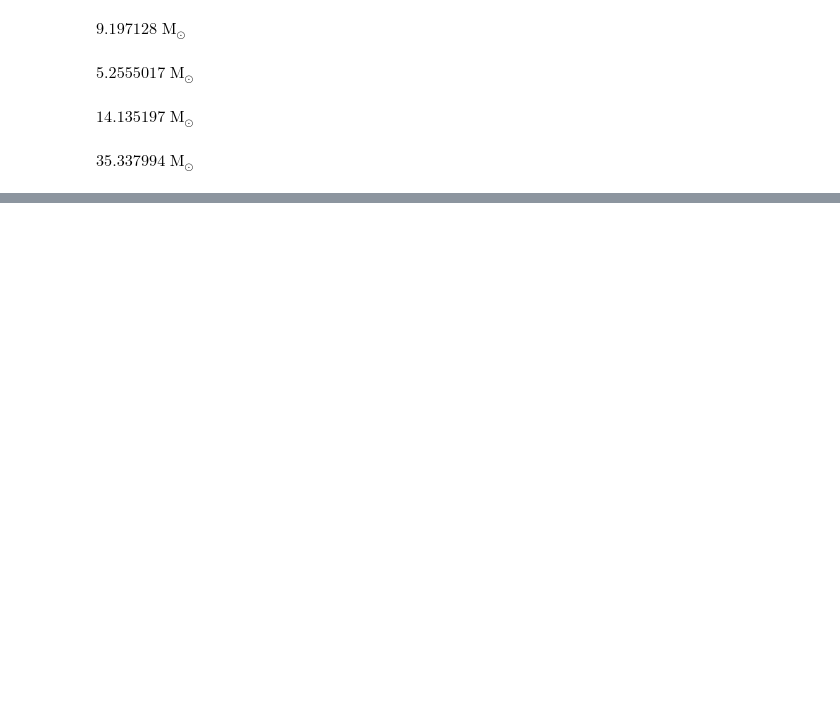
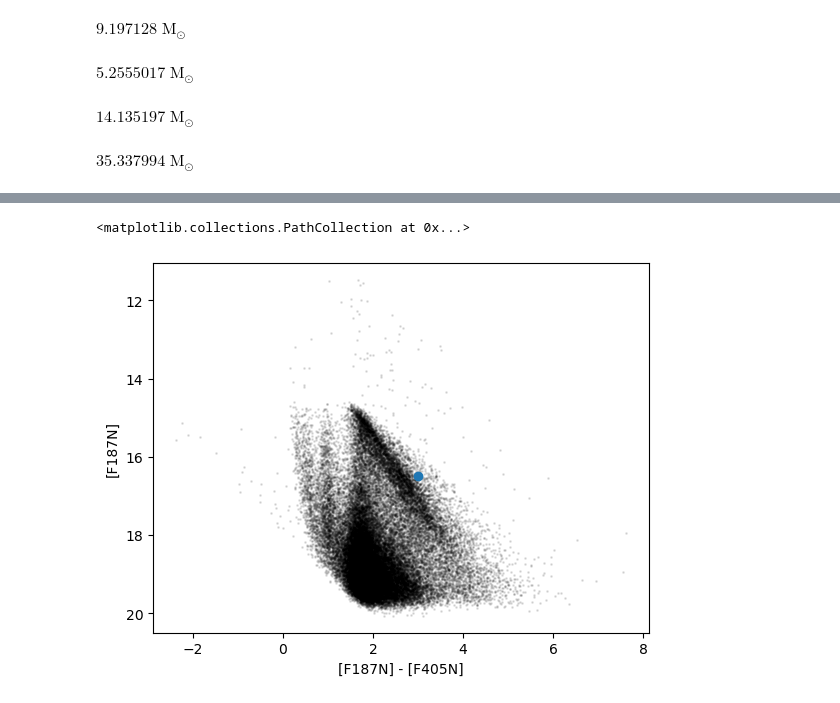
Before and after one commit to SpacialTree/lactea-filament, a Jupyter notebook: lactea-filament/notebooks/YSOmass.ipynb, the cells around one changed output, grey strips where cells are left out. Saved outputs shown, nothing was run; the diff lists cells and outputs as text; code cells hidden in the pictures; blank space fills up the shorter version.

```diff
--- a/lactea-filament/notebooks/YSOmass.ipynb
+++ b/lactea-filament/notebooks/YSOmass.ipynb
@@ -65,0 +121,6 @@ $35.337994 \; \mathrm{M_{\odot}}$
+# %%
+mag_405 = 13.524
+mag_187 = 16.5
+mag_466 = 13.499
+mag_212 = 15.5
+from dust_extinction.averages import CT06_MWGC
@@ -65,0 +131,8 @@ $35.337994 \; \mathrm{M_{\odot}}$
+# %%
+cat_use = make_cat_use()
+# %%
+cat_use.plot_CMD('f187n', 'f405n', 'f187n', s=1, color='k', alpha=0.1)
+plt.scatter(mag_187-mag_405, mag_187)
+# %% [output]
+<matplotlib.collections.PathCollection at 0x...>
+[figure, added]
```
Also changed, not shown: parts of 15 cells of this notebook.
